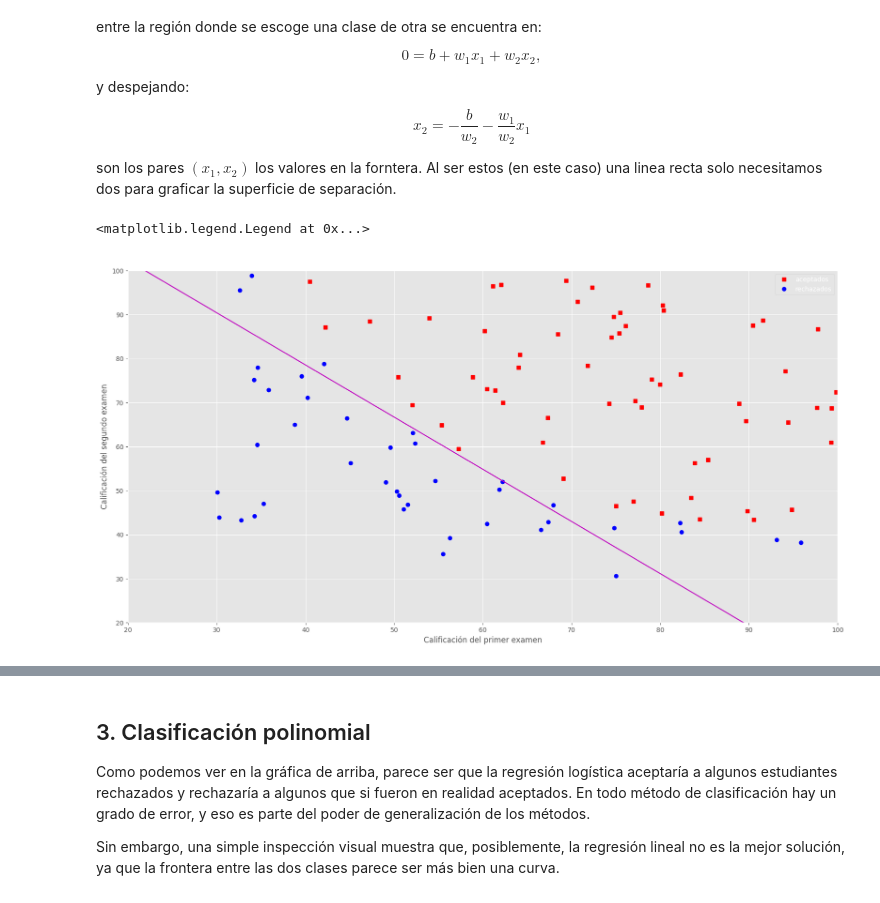
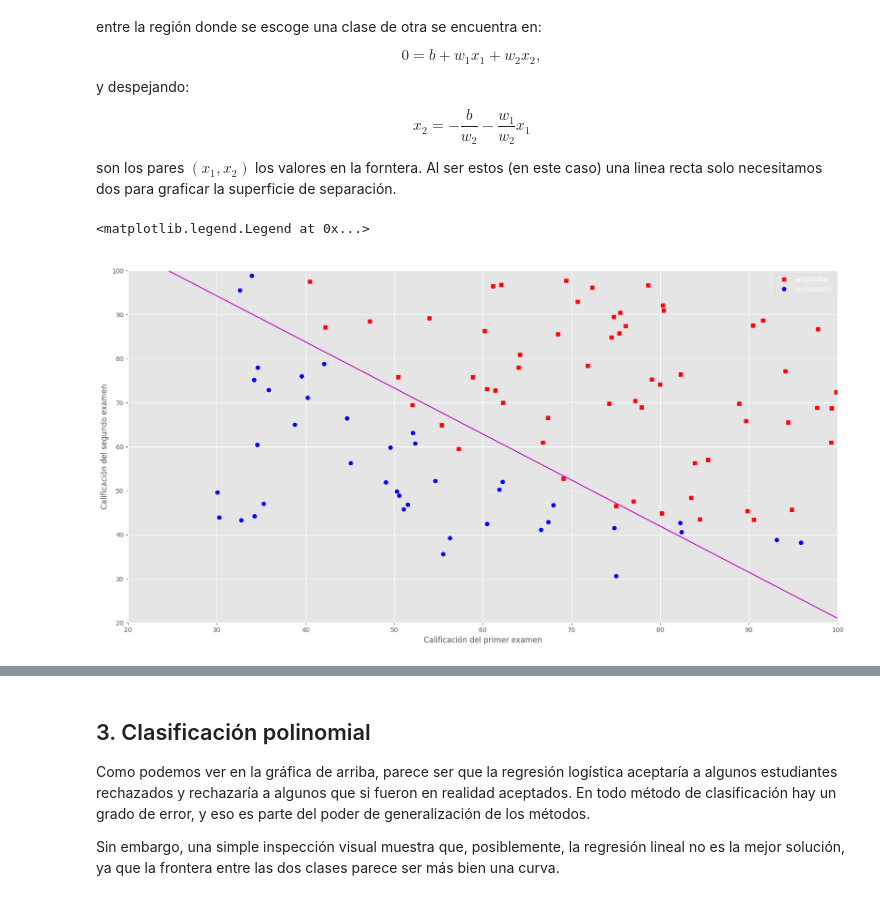
Before and after one commit to SebastianAlcantarr/2-Aprendizaje-2026, a Jupyter notebook: reg_logistica.ipynb, the cells around one changed output, grey strips where cells are left out. Drawn from its saved outputs; the diff is of its cells as text; code cells hidden in the pictures.

Commit message:
mejorando graficos y se acerco a .22 regresion logistica

```diff
--- a/reg_logistica.ipynb
+++ b/reg_logistica.ipynb
@@ -32,7 +32,8 @@ def logistica(z):
     @return: un ndarray de las mismas dimensiones que z
     """
     # Introduce código aqui (una linea de código)
-    logistica = 1 / (1 + np.e**(-z))
+
+    logistica = 1 / (1 + np.exp(-z))
 
     return logistica
 
@@ -141,12 +144,13 @@ def gradiente(x, a, w, b):
 
     # Agrega aqui tu código
     z = x @ w + b
+
     a_hat = logistica(z)
 
     error = a_hat - a
 
     dw = (1/M) * (x.T @ error)
-    db = (1/M) * np.sum(error)
+    db = (1/M) * (np.sum(error))
 
     return dw, db
 
@@ -243,7 +247,7 @@ def descenso_rl_lotes(x, a, nu, max_iter=int(1e4), historial=False):
 # %% [markdown]
 Para probar la función de aprendizaje, vamos a aplicarla a nuestro problema de admisión. Primero recuerda que tienes que hacer una exploración para encontrar el mejor valor de $\epsilon$. Así que utiliza el código de abajo para ajustar $\alpha$.
 # %%
-alpha = 1e-4
+alpha = .001
 epochs = 50
 _, _, error_hist = descenso_rl_lotes(x, y, alpha, max_iter=epochs, historial=True)
 
@@ -314,17 +318,18 @@ son los pares $(x_1, x_2)$ los valores en la forntera. Al ser estos (en este cas
 # %%
 x1_frontera = np.array([20, 100]) #Los valores mínimo y máximo que tenemos en la gráfica de puntos
 x2_frontera = -(b / w[1]) - (w[0] / w[1]) * x1_frontera
+
 plt.plot(x[y == 1, 0], x[y == 1, 1], 'sr', label='aceptados')
 plt.plot(x[y == 0, 0], x[y == 0, 1], 'ob', label='rechazados')
 plt.plot(x1_frontera, x2_frontera, '-m')
 plt.title(u'Ejemplo sintético para regresión logística')
 plt.xlabel(u'Calificación del primer examen')
 plt.ylabel(u'Calificación del segundo examen')
-plt.axis([20, 100, 20, 100])
+plt.axis((20, 100, 20, 100))
 plt.legend(loc=0)
 # %% [output]
 <matplotlib.legend.Legend at 0x...>
-[figure, old version]
+[figure, new version]
 # %% [markdown]
 Y para que tengas una idea de lo que debería de salir, anexo una figura obtenida con el código que yo hice
 
```
Also changed, not shown: parts of 7 cells of this notebook.
